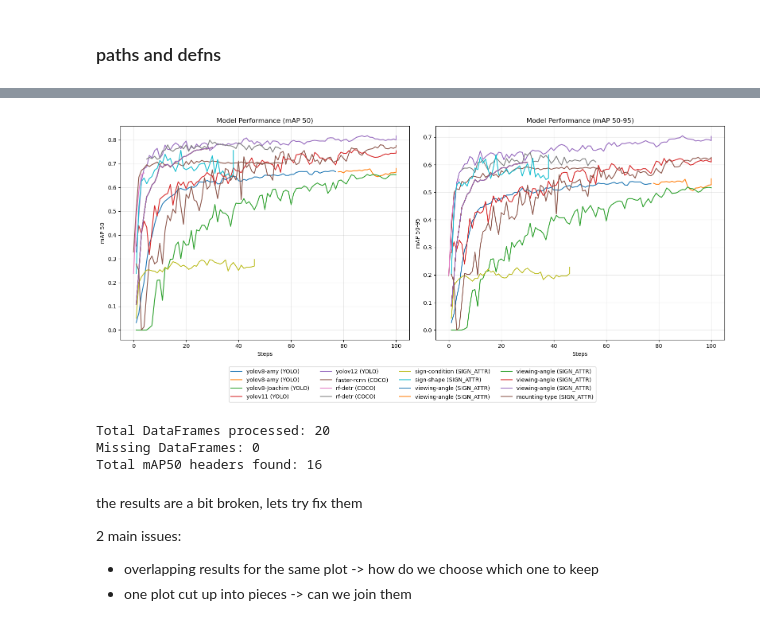
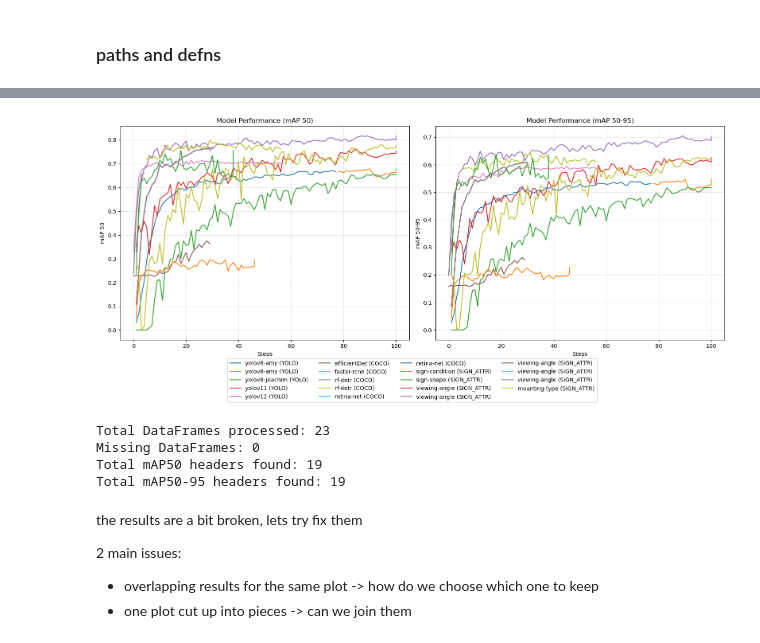
Before and after one commit to spiteriamy/ari3129-cv-group-project, a Jupyter notebook: 2c_results_comparison.ipynb, the cells around one changed output, grey strips where cells are left out. Cells and saved outputs as stored; diff of their text form; code cells hidden in the pictures.

```diff
--- a/2c_results_comparison.ipynb
+++ b/2c_results_comparison.ipynb
@@ -287,37 +282,41 @@ for df in dataframes_list:
 
         # Plot Right: mAP 50-95
         elif is_map50_95(header):
+            stats_dict['mAP50-95_headers'].add(header)
+            stats_dict['map50-95_header_count'] += 1
             ax2.plot(subset['step'], subset['value'], label=label)
 
 # --- Format Left Plot ---
 ax1.set_title('Model Performance (mAP 50)')
 ax1.set_xlabel('Steps')
 ax1.set_ylabel('mAP 50')
 ax1.grid(True, alpha=0.3)
 
 # --- Format Right Plot ---
 ax2.set_title('Model Performance (mAP 50-95)')
 ax2.set_xlabel('Steps')
 ax2.set_ylabel('mAP 50-95')
 ax2.grid(True, alpha=0.3)
 
 # --- Handle Legend ---
 handles, labels = ax1.get_legend_handles_labels()
 fig.legend(handles, labels, loc='lower center',
            bbox_to_anchor=(0.5, -0.05), ncol=4)
 
 # Make room at the bottom for the shared legend
 plt.tight_layout(rect=[0, 0.1, 1, 1])  # type: ignore
 plt.show()
 
 print(f"Total DataFrames processed: {stats_dict['total_dfs']}")
 print(f"Missing DataFrames: {stats_dict['missing_dfs']}")
 print(f"Total mAP50 headers found: {stats_dict['map50_header_count']}")
+print(f"Total mAP50-95 headers found: {stats_dict['map50-95_header_count']}")
 # %% [output]
-[figure, old version]
+[figure, new version]
-Total DataFrames processed: 20
+Total DataFrames processed: 23
 Missing DataFrames: 0
-Total mAP50 headers found: 16
+Total mAP50 headers found: 19
+Total mAP50-95 headers found: 19
 # %% [markdown]
 the results are a bit broken, lets try fix them
 
```
Also changed, not shown: parts of 6 cells of this notebook, 9 other files.
